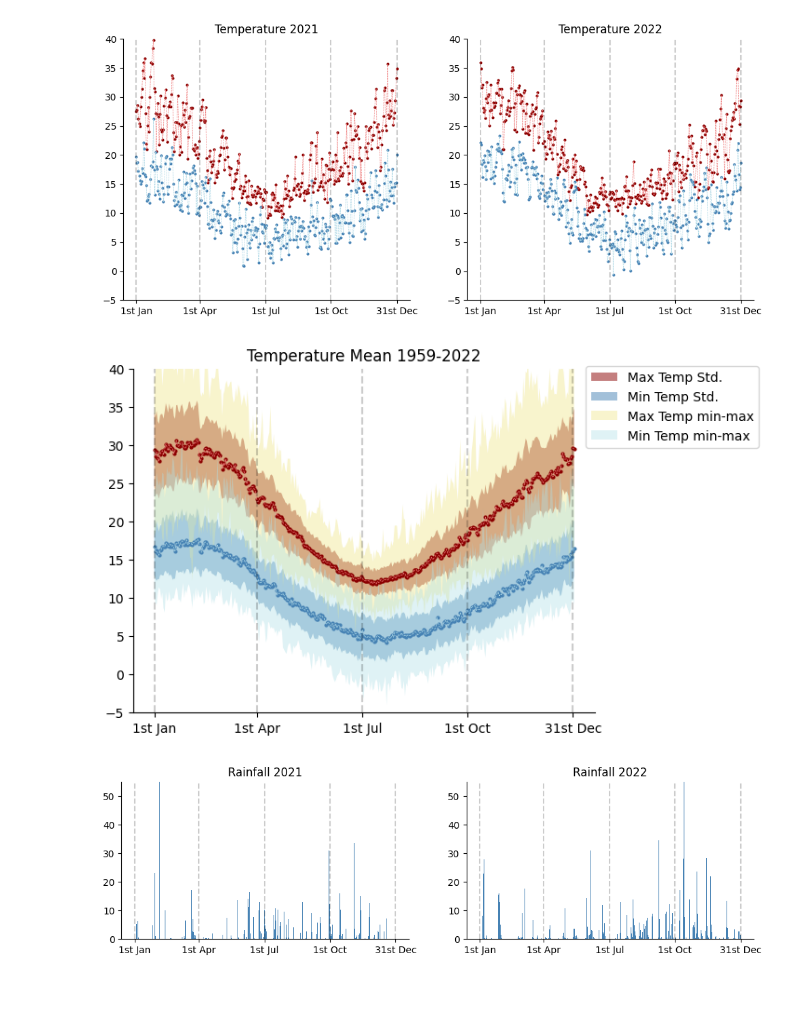
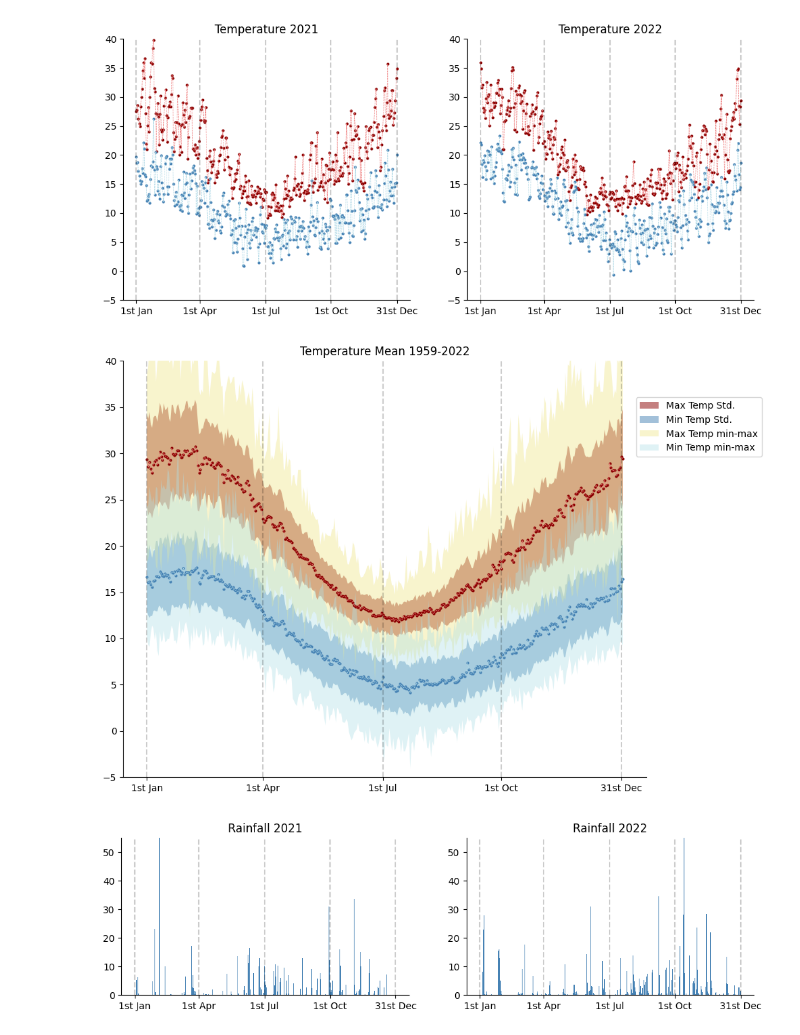
Before and after one commit to TomasMiskov/Smart-Irrigation-Thesis-CodeBase, a Jupyter notebook: Past_weather_data.ipynb, the cells around one changed output. Saved outputs shown, nothing was run; the diff lists cells and outputs as text; code cells hidden in the pictures; blank space fills up the shorter version.

```diff
--- a/Past_weather_data.ipynb
+++ b/Past_weather_data.ipynb
@@ -65,6 +65,7 @@ data
 23376 rows × 4 columns
 # %%
-data = df.read_csv(".\Data\eath")
+# Reload the latest data
+data = pd.read_csv(".\Data\weather.csv")
 
 # Extract data for 2021, 2022
 df21 = data[-365*2:-365]
@@ -107,32 +103,0 @@ data = data.set_index("date")
-# %%
-tempMeans = data.groupby([(data.index.month), (data.index.day)]).mean().loc[:,["temp_max", "temp_min"]]
-tempStds = data.groupby([(data.index.month), (data.index.day)]).std().loc[:,["temp_max", "temp_min"]]
-
-# Initialize figure
-fig, ax = plt.subplots(1, 1)
-
-# Plot Std
-ax.fill_between(range(366), tempMeans.temp_max + tempStds.temp_max, tempMeans.temp_max - tempStds.temp_max,
-                alpha = 0.5, color = "darkred", edgecolor = None, label = "Max Temp Std.")
-ax.fill_between(range(366), tempMeans.temp_min + tempStds.temp_min, tempMeans.temp_min - tempStds.temp_min,
-                alpha = 0.5, color = "steelblue", edgecolor = None, label = "Min Temp Std.")
-
-# Plot Min-Max
-ax.fill_between(range(366),
-                data.groupby([(data.index.month), (data.index.day)]).max().temp_max,
-                data.groupby([(data.index.month), (data.index.day)]).min().temp_max,
-                alpha = 0.43, color = "khaki", edgecolor = None, label = "Max Temp min-max")
-ax.fill_between(range(366),
-                data.groupby([(data.index.month), (data.index.day)]).max().temp_min,
-                data.groupby([(data.index.month), (data.index.day)]).min().temp_min,
-                alpha = 0.4, color = "powderblue", edgecolor = None, label = "Min Temp min-max")
-
-# Plot mean
-plotTemp(ax, tempMeans.temp_max, tempMeans.temp_min, "Mean 1959-2022")
-
-# Annotate
-ax.legend(loc = (.98, .77))
-
-plt.show()
-# %% [output]
-[figure, removed]
@@ -139,3 +108,35 @@ plt.show()
+# %%
+tempMeans = data.groupby([(data.index.month), (data.index.day)]).mean().loc[:,["temp_max", "temp_min"]]
+tempStds = data.groupby([(data.index.month), (data.index.day)]).std().loc[:,["temp_max", "temp_min"]]
+
+# Initialize figure
+fig, ax = plt.subplots(1, 1, figsize = (10, 8))
+
+# Plot Std
+ax.fill_between(range(366), tempMeans.temp_max + tempStds.temp_max, tempMeans.temp_max - tempStds.temp_max,
+                alpha = 0.5, color = "darkred", edgecolor = None, label = "Max Temp Std.")
+ax.fill_between(range(366), tempMeans.temp_min + tempStds.temp_min, tempMeans.temp_min - tempStds.temp_min,
+                alpha = 0.5, color = "steelblue", edgecolor = None, label = "Min Temp Std.")
+
+# Plot Min-Max
+ax.fill_between(range(366),
+                data.groupby([(data.index.month), (data.index.day)]).max().temp_max,
+                data.groupby([(data.index.month), (data.index.day)]).min().temp_max,
+                alpha = 0.43, color = "khaki", edgecolor = None, label = "Max Temp min-max")
+ax.fill_between(range(366),
+                data.groupby([(data.index.month), (data.index.day)]).max().temp_min,
+                data.groupby([(data.index.month), (data.index.day)]).min().temp_min,
+                alpha = 0.4, color = "powderblue", edgecolor = None, label = "Min Temp min-max")
+
+# Plot mean
+plotTemp(ax, tempMeans.temp_max, tempMeans.temp_min, "Mean 1959-2022")
+
+# Annotate
+ax.legend(loc = (.98, .77))
+
+plt.show()
+# %% [output]
+[figure, added]
 # %%
 # Initialize figure
 fig, (ax1, ax2) = plt.subplots(1, 2, figsize = (12, 3))
```
Also changed, not shown: parts of 3 cells of this notebook, 4 other files.
